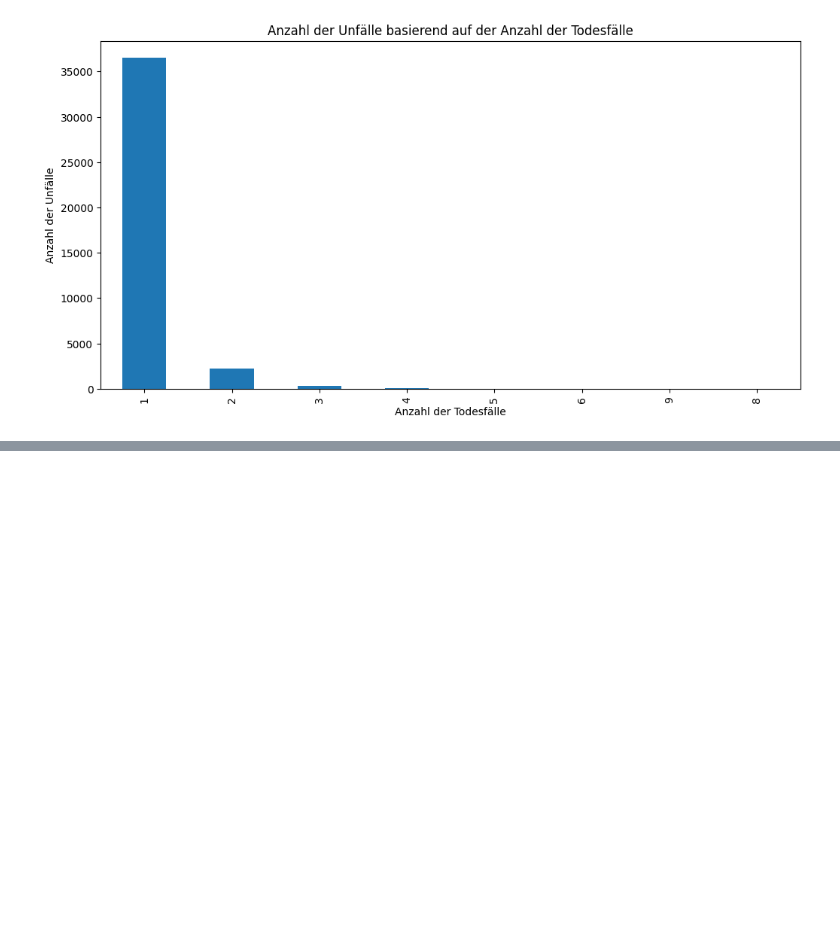
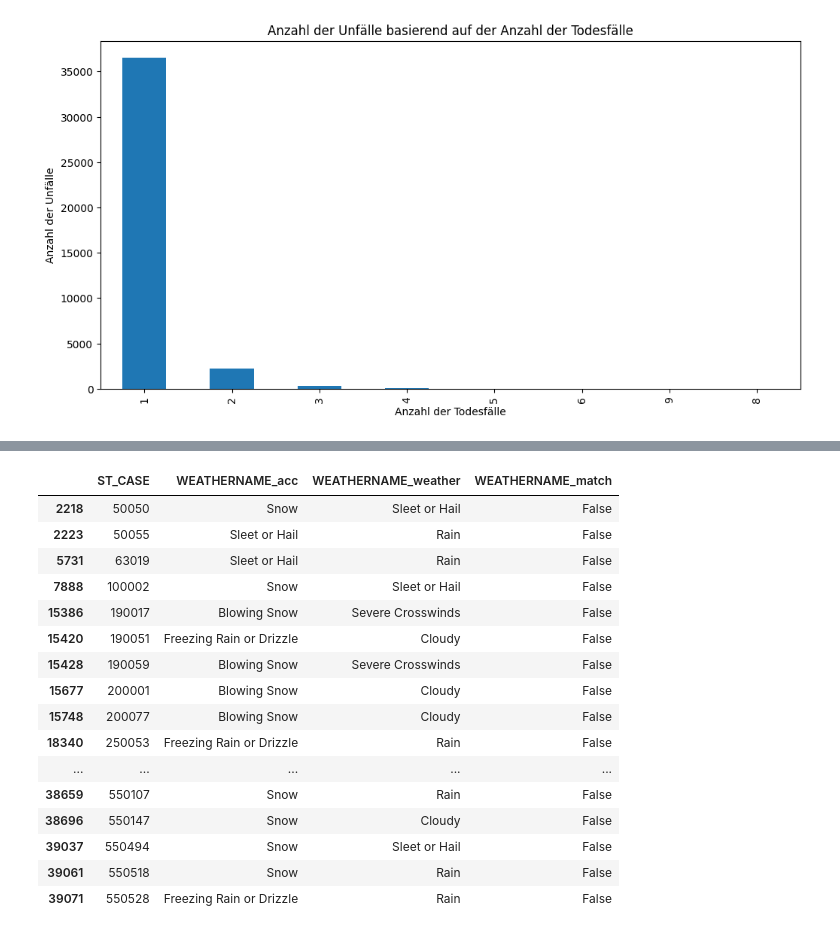
Before and after one commit to raphaelkach/Unfall_Data_Exploration_Project, a Jupyter notebook: test.ipynb, the cells around one changed output, grey strips where cells are left out. Drawn from its saved outputs; the diff is of its cells as text; code cells hidden in the pictures; blank space fills up the shorter version.

```diff
--- a/test.ipynb
+++ b/test.ipynb
@@ -1026,3 +1026,17 @@ plt.ylabel('Anzahl der Unfälle')
 plt.show()
 # %% [output]
 [figure]
+# %%
+# 1. CSV-Dateien einlesen
+df_weather = pd.read_csv('./data/raw/FARS_2022_National/weather.csv', encoding='ISO-8859-1')
+df_accident = pd.read_csv('./data/raw/FARS_2022_National/accident.csv', encoding='ISO-8859-1')
+
+# 2. Duplikate in ST_CASE anzeigen (optional zur Überprüfung)
+duplicates_weather = df_weather[df_weather.duplicated('ST_CASE', keep=False)]
+duplicates_accident = df_accident[df_accident.duplicated('ST_CASE', keep=False)]
+
+# 3. Duplikate entfernen: Behalte nur den ersten Eintrag pro ST_CASE
+df_weather_clean = df_weather.drop_duplicates(subset=['ST_CASE'], keep='first')
+df_accident_clean = df_accident.drop_duplicates(subset=['ST_CASE'], keep='first')
+
+df_weather_clean
@@ -1028,0 +1057,30 @@ plt.show()
+# %%
+# Zusammenführen der DataFrames basierend auf 'ST_CASE'
+df_merged = pd.merge(df_accident, df_weather_clean, on='ST_CASE', suffixes=('_acc', '_weather'))
+
+# Vergleich der Spalte 'WEATHERNAME' und Speichern des Ergebnisses als Boolean (True/False)
+df_merged['WEATHERNAME_match'] = df_merged['WEATHERNAME_acc'] == df_merged['WEATHERNAME_weather']
+# %%
+# Filter: Zeilen mit False in 'WEATHERNAME_match'
+df_false = df_merged[df_merged['WEATHERNAME_match'] == False]
+
+# Anzeige der relevanten Spalten
+df_false[['ST_CASE', 'WEATHERNAME_acc', 'WEATHERNAME_weather', 'WEATHERNAME_match']]
+# %% [output]
+|  | ST_CASE | WEATHERNAME_acc | WEATHERNAME_weather | WEATHERNAME_match |
+| 2218 | 50050 | Snow | Sleet or Hail | False |
+| 2223 | 50055 | Sleet or Hail | Rain | False |
+| 5731 | 63019 | Sleet or Hail | Rain | False |
+| 7888 | 100002 | Snow | Sleet or Hail | False |
+| 15386 | 190017 | Blowing Snow | Severe Crosswinds | False |
+| 15420 | 190051 | Freezing Rain or Drizzle | Cloudy | False |
+| 15428 | 190059 | Blowing Snow | Severe Crosswinds | False |
+| 15677 | 200001 | Blowing Snow | Cloudy | False |
+| 15748 | 200077 | Blowing Snow | Cloudy | False |
+| 18340 | 250053 | Freezing Rain or Drizzle | Rain | False |
+| ... | ... | ... | ... | ... |
+| 38659 | 550107 | Snow | Rain | False |
+| 38696 | 550147 | Snow | Cloudy | False |
+| 39037 | 550494 | Snow | Sleet or Hail | False |
+| 39061 | 550518 | Snow | Rain | False |
+| 39071 | 550528 | Freezing Rain or Drizzle | Rain | False |
```
Also changed, not shown: parts of 1 cell of this notebook, 1 other file.
